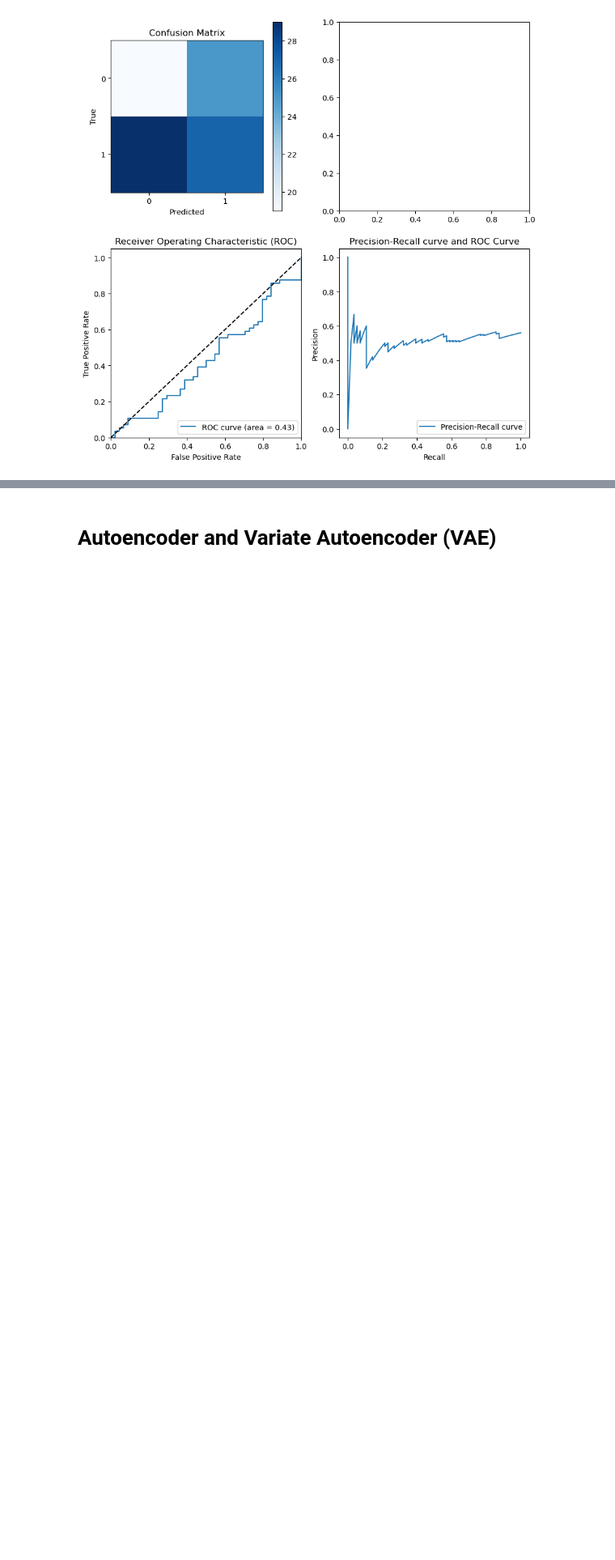
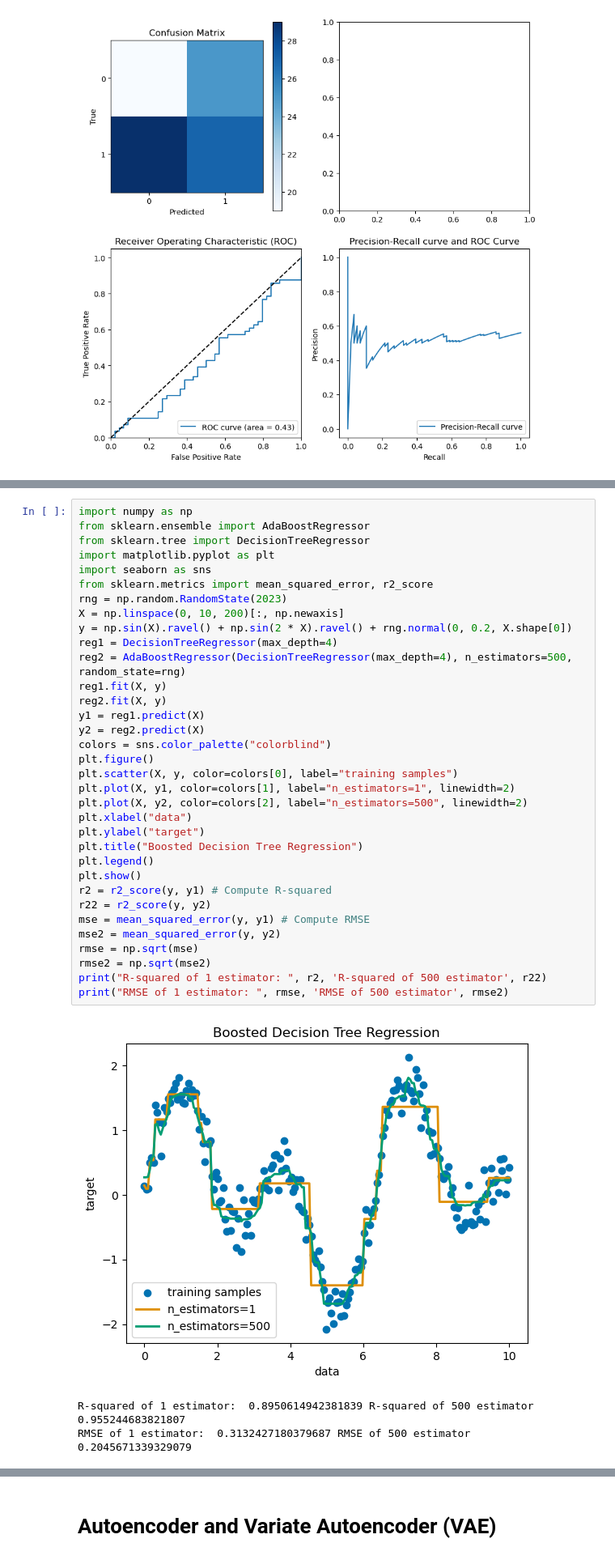
Before and after one commit to MinwooKim1990/Dictionary, a Jupyter notebook: AI_CV_Dic.ipynb, the cells around one changed output, grey strips where cells are left out. Shown at 81% size. Saved outputs shown, nothing was run; the diff lists cells and outputs as text; blank space fills up the shorter version.

```diff
--- a/AI_CV_Dic.ipynb
+++ b/AI_CV_Dic.ipynb
@@ -182,3 +156,41 @@ For n_clusters = 8 The average silhouette_score is : 0.31390602192712663
+# %%
+import numpy as np
+from sklearn.ensemble import AdaBoostRegressor
+from sklearn.tree import DecisionTreeRegressor
+import matplotlib.pyplot as plt
+import seaborn as sns
+from sklearn.metrics import mean_squared_error, r2_score
+rng = np.random.RandomState(2023)
+X = np.linspace(0, 10, 200)[:, np.newaxis]
+y = np.sin(X).ravel() + np.sin(2 * X).ravel() + rng.normal(0, 0.2, X.shape[0])
+reg1 = DecisionTreeRegressor(max_depth=4)
+reg2 = AdaBoostRegressor(DecisionTreeRegressor(max_depth=4), n_estimators=500, random_state=rng)
+reg1.fit(X, y)
+reg2.fit(X, y)
+y1 = reg1.predict(X)
+y2 = reg2.predict(X)
+colors = sns.color_palette("colorblind")
+plt.figure()
+plt.scatter(X, y, color=colors[0], label="training samples")
+plt.plot(X, y1, color=colors[1], label="n_estimators=1", linewidth=2)
+plt.plot(X, y2, color=colors[2], label="n_estimators=500", linewidth=2)
+plt.xlabel("data")
+plt.ylabel("target")
+plt.title("Boosted Decision Tree Regression")
+plt.legend()
+plt.show()
+r2 = r2_score(y, y1) # Compute R-squared
+r22 = r2_score(y, y2)
+mse = mean_squared_error(y, y1) # Compute RMSE
+mse2 = mean_squared_error(y, y2)
+rmse = np.sqrt(mse)
+rmse2 = np.sqrt(mse2)
+print("R-squared of 1 estimator: ", r2, 'R-squared of 500 estimator', r22)
+print("RMSE of 1 estimator: ", rmse, 'RMSE of 500 estimator', rmse2)
+# %% [output]
+[figure, added]
+R-squared of 1 estimator:  0.8950614942381839 R-squared of 500 estimator 0.955244683821807
+RMSE of 1 estimator:  0.3132427180379687 RMSE of 500 estimator 0.2045671339329079
 # %% [markdown]
 # 2. Machine Learning methods
 ## 2.1 Classification
```
Also changed, not shown: parts of 18 cells of this notebook.
